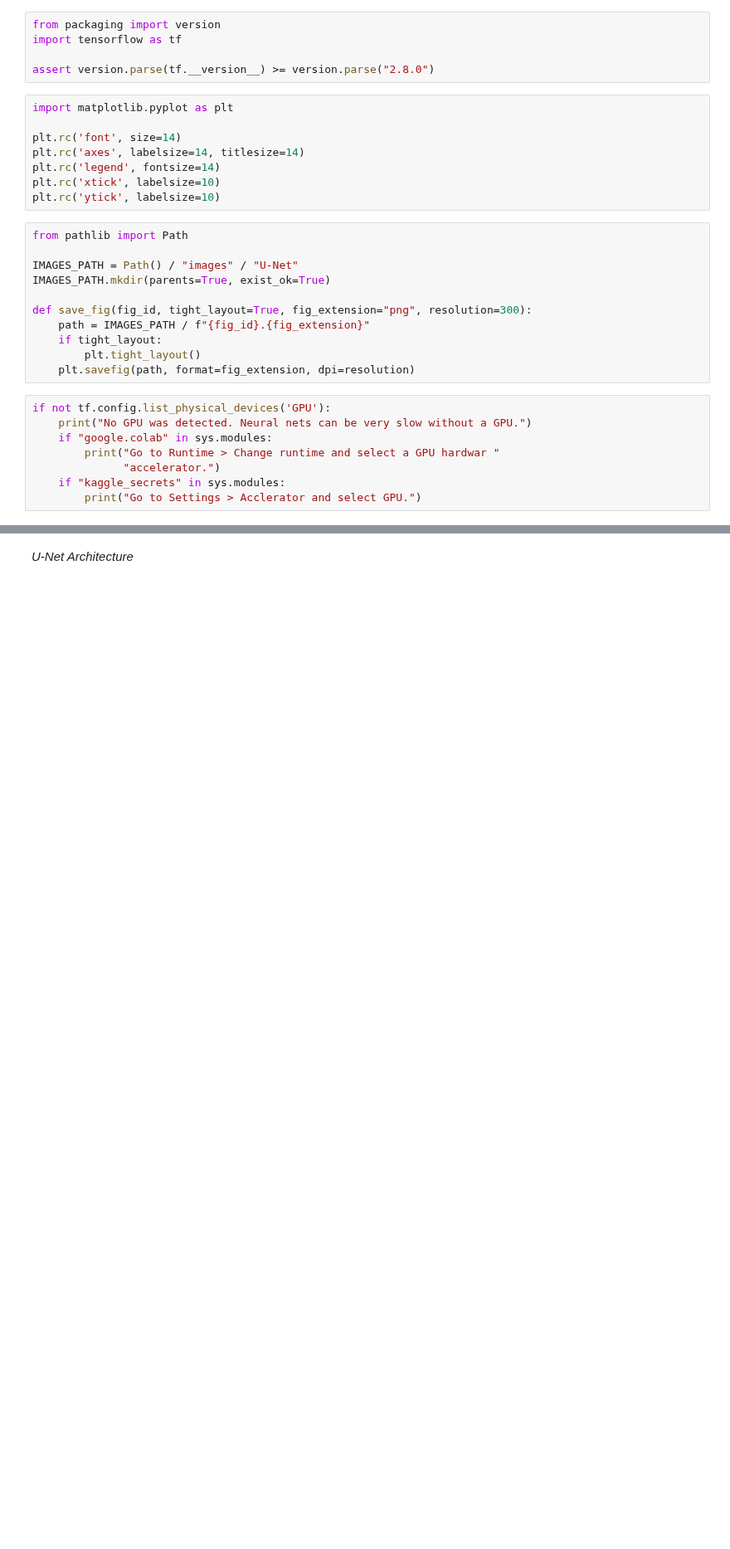
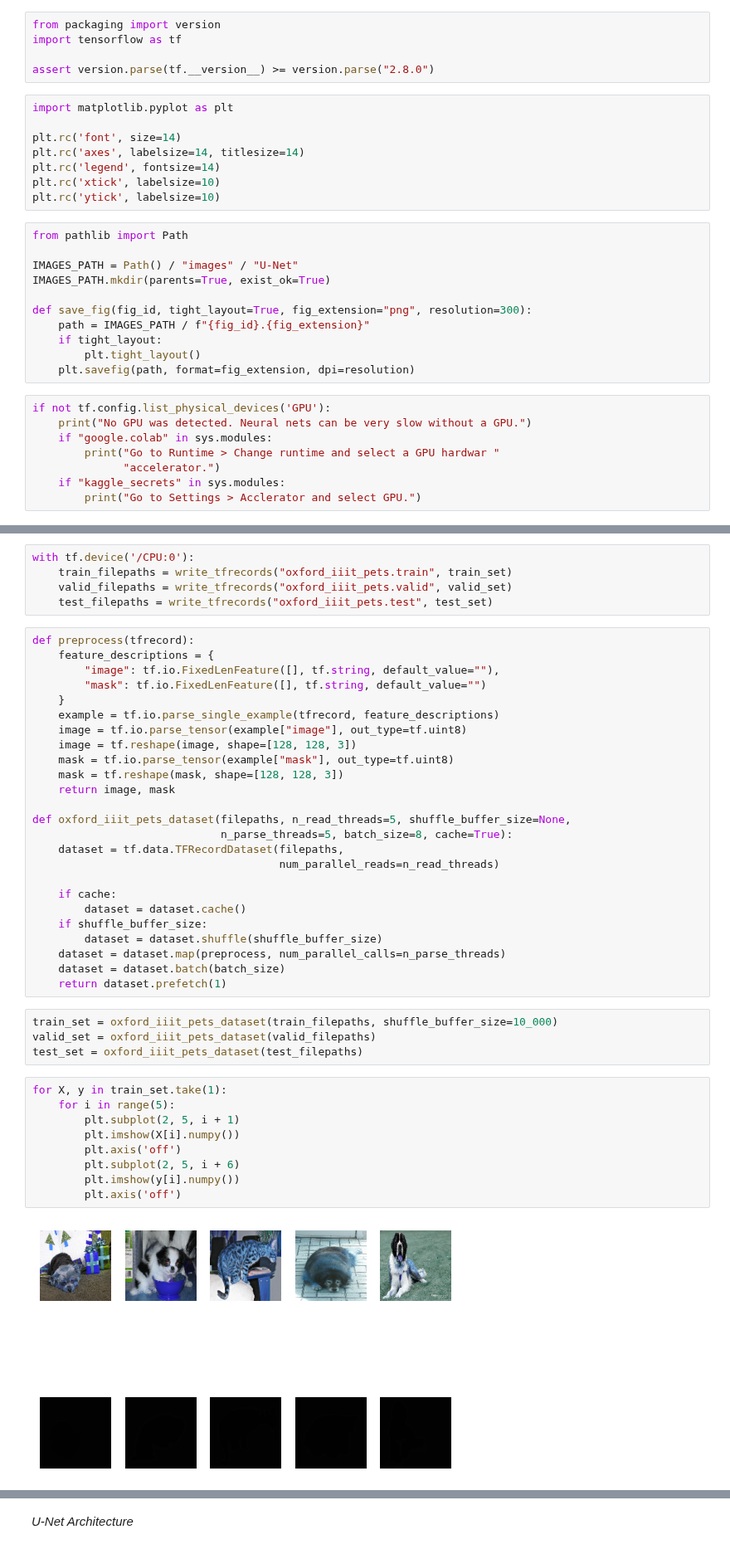
Before and after one commit to SiddharthYadav-v/ML-with-sklearn-keras-tf, a Jupyter notebook: u_net.ipynb, the cells around one changed output, grey strips where cells are left out. Shown at 83% size. Cells and saved outputs as stored; diff of their text form; blank space fills up the shorter version.

```diff
--- a/u_net.ipynb
+++ b/u_net.ipynb
@@ -50,0 +141,45 @@ PIL.Image.open(str(abyssinian[0]))
+# %%
+with tf.device('/CPU:0'):
+    train_filepaths = write_tfrecords("oxford_iiit_pets.train", train_set)
+    valid_filepaths = write_tfrecords("oxford_iiit_pets.valid", valid_set)
+    test_filepaths = write_tfrecords("oxford_iiit_pets.test", test_set)
+# %%
+def preprocess(tfrecord):
+    feature_descriptions = {
+        "image": tf.io.FixedLenFeature([], tf.string, default_value=""),
+        "mask": tf.io.FixedLenFeature([], tf.string, default_value="")
+    }
+    example = tf.io.parse_single_example(tfrecord, feature_descriptions)
+    image = tf.io.parse_tensor(example["image"], out_type=tf.uint8)
+    image = tf.reshape(image, shape=[128, 128, 3])
+    mask = tf.io.parse_tensor(example["mask"], out_type=tf.uint8)
+    mask = tf.reshape(mask, shape=[128, 128, 3])
+    return image, mask
+
+def oxford_iiit_pets_dataset(filepaths, n_read_threads=5, shuffle_buffer_size=None,
+                             n_parse_threads=5, batch_size=8, cache=True):
+    dataset = tf.data.TFRecordDataset(filepaths,
+                                      num_parallel_reads=n_read_threads)
+
+    if cache:
+        dataset = dataset.cache()
+    if shuffle_buffer_size:
+        dataset = dataset.shuffle(shuffle_buffer_size)
+    dataset = dataset.map(preprocess, num_parallel_calls=n_parse_threads)
+    dataset = dataset.batch(batch_size)
+    return dataset.prefetch(1)
+# %%
+train_set = oxford_iiit_pets_dataset(train_filepaths, shuffle_buffer_size=10_000)
+valid_set = oxford_iiit_pets_dataset(valid_filepaths)
+test_set = oxford_iiit_pets_dataset(test_filepaths)
+# %%
+for X, y in train_set.take(1):
+    for i in range(5):
+        plt.subplot(2, 5, i + 1)
+        plt.imshow(X[i].numpy())
+        plt.axis('off')
+        plt.subplot(2, 5, i + 6)
+        plt.imshow(y[i].numpy())
+        plt.axis('off')
+# %% [output]
+[figure, added]
```
Also changed, not shown: parts of 19 cells of this notebook, 2 other files.
